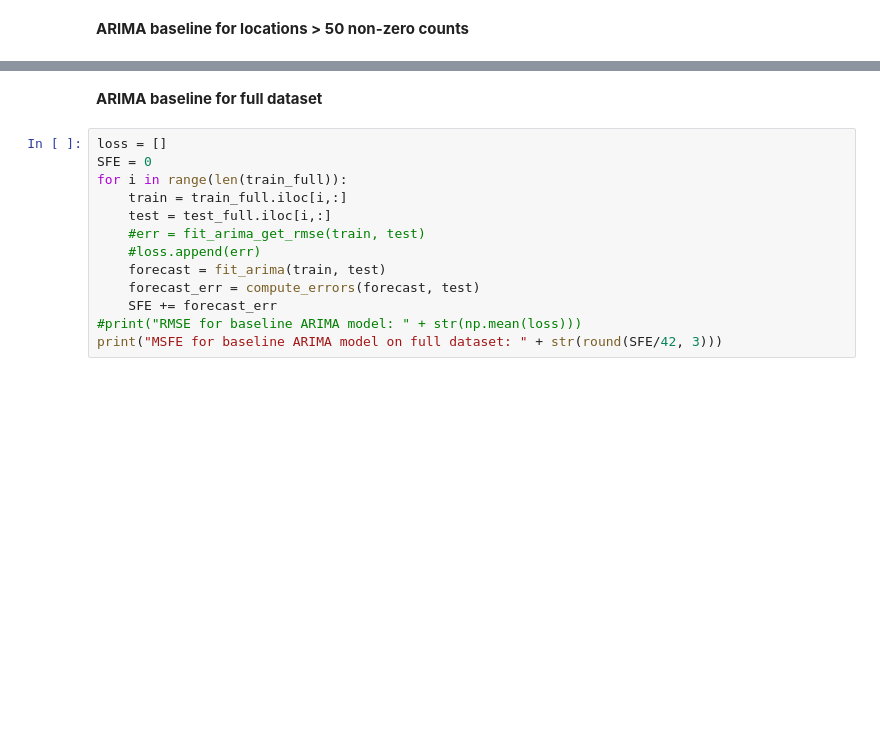
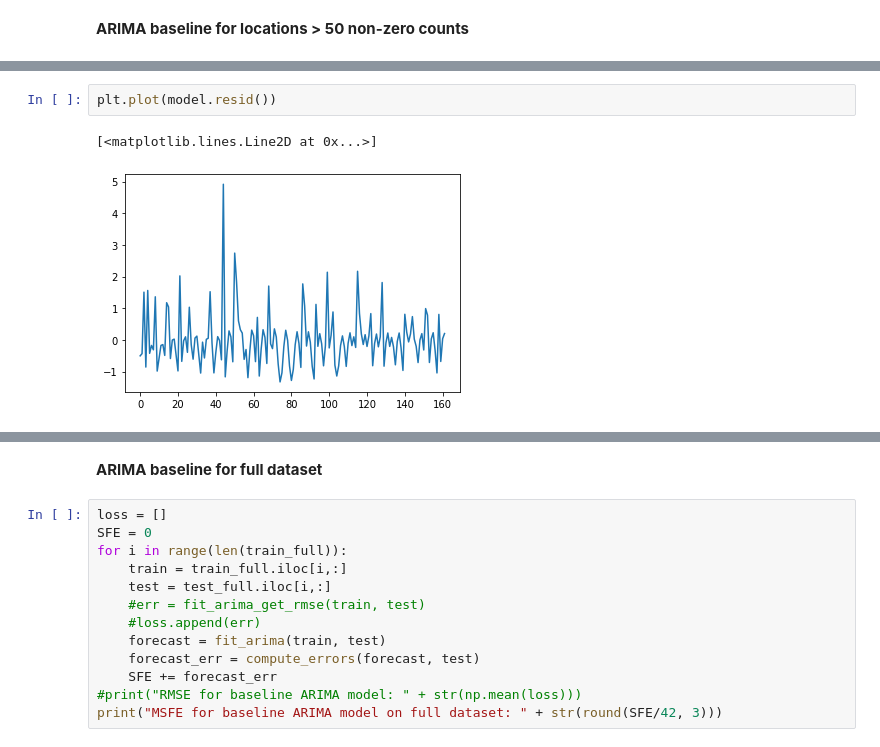
Before and after one commit to Angps1995/Spatial-Temporal-Models-for-delivery-demand-forecast, a Jupyter notebook: Models/baseline_model.ipynb, the cells around one changed output, grey strips where cells are left out. Saved outputs shown, nothing was run; the diff lists cells and outputs as text; blank space fills up the shorter version.

```diff
--- a/Models/baseline_model.ipynb
+++ b/Models/baseline_model.ipynb
@@ -108,0 +132,5 @@ MSFE for baseline ARIMA model on subset of dataset: 58.801
+# %%
+plt.plot(model.resid())
+# %% [output]
+[<matplotlib.lines.Line2D at 0x...>]
+[figure, added]
```
Also changed, not shown: parts of 7 cells of this notebook, 16 other files.
